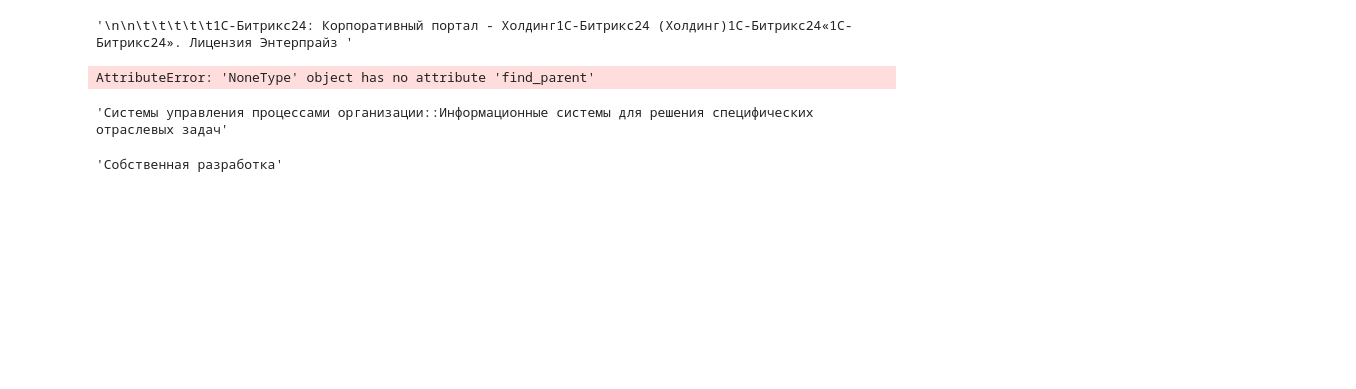
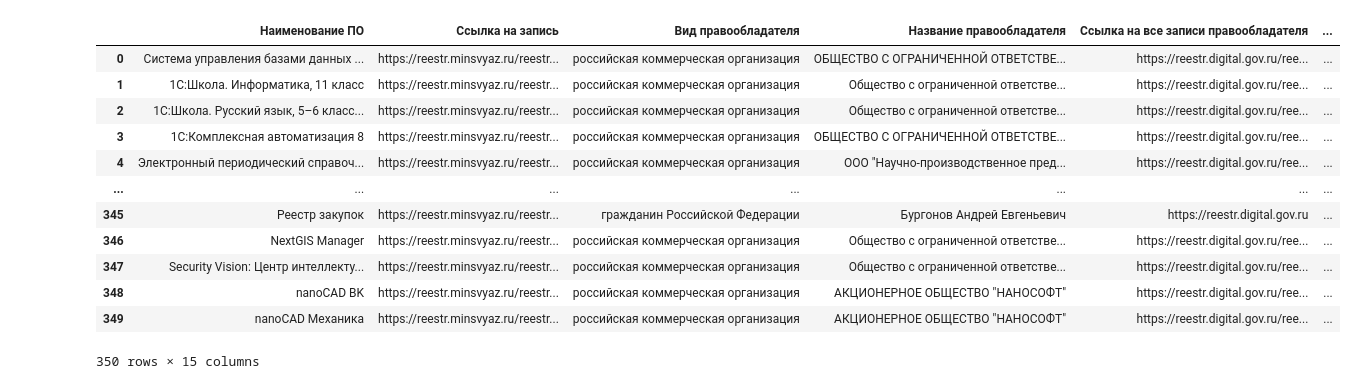
Before and after one commit to putassu/parser, a Jupyter notebook: parser_last_version.ipynb, the cells around one changed output. Cells and saved outputs as stored; diff of their text form; code cells hidden in the pictures; blank space fills up the shorter version.

```diff
--- a/parser_last_version.ipynb
+++ b/parser_last_version.ipynb
@@ -18,7 +44,7 @@ else:
     # Handle target environment that doesn't support HTTPS verification
     ssl._create_default_https_context = _create_unverified_https_context
 
-baseurl = 'https://reestr.digital.gov.ru/'
+baseurl = 'https://reestr.digital.gov.ru'
 # %%
 #поиск количества страниц c отображением по 100
 def find_n():
@@ -59,10 +84,14 @@ https://reestr.digital.gov.ru//reestr/?PAGEN_1=89&show_count=100
 # константные значения
 links = "links.txt"
 # количество уникальных названий ПО
-num = 1000
+
+if num == '':
+    with open(links, 'r') as f:
+        num = sum(1 for _ in f)
 
 # создание словаря для передачи его в последствии датафрейму в пандас
-values = {'Название по': [], 'Ссылка на ПО':[], 'Вид организации':[],'Название организации': [], 'Все продукты организации':[], 'ИНН': [],'Сведения об исключительном праве':[], 'Сайт': [], 'Альтернатив': [],  'Класс по': [], 'Дата регистрации':[], 'Рег.номер ПО':[],
+values = {'Название по': [], 'Ссылка на ПО':[], 'Вид организации':[],'Название организации': [], 'Все продукты организации':[],
+          'ИНН': [],'Сведения об исключительном праве':[],'Альтернатив': [], 'Класс по': [],  'Сайт': [], 'Дата регистрации':[], 'Рег.номер ПО':[],
          'Дата решения':[],'Решение':[],'Ссылка на приказ':[]}
 
 values['Название по'] = ['' for element in range(num)]
@@ -84,12 +115,13 @@ values['Ссылка на приказ'] = ['' for element in range(num)]
 f = open(links)
 i = 0
 for url in f:
-    print(url)
-    print(str(i) + ' of ' + str(num))
+    print(url.strip())
+    print(str(i+1) + ' of ' + str(num))
     req = requests.get(url, verify=False).text
     soup = BeautifulSoup(req, 'lxml')
     # 1 название ПО
     soft = soup.find('h1', id='pagetitle').text
+    print(soft + '\n')
     values['Название по'][i] = soft
     #15 ссылка на ПО
     values['Ссылка на ПО'][i] = url
@@ -119,7 +151,6 @@ for url in f:
         altname = ""
         pass
     values['Альтернатив'][i] = altname.strip()
-    print(altname.strip())
     # 5 Класс по
     try:
         softclas = soup.find('span', text=re.compile("Класс ПО:")).find_parent('div').find_all('font')
@@ -137,7 +168,8 @@ for url in f:
     values['Сайт'][i] = site
     # 7 вид организации
     try:
-        type_of_organization = soup.find("h5", attrs={ "style" : "font-size: 20px; margin-bottom: 12px;"}).text
+        type_of_organization = soup.find_all("h5", attrs={ "style" : "font-size: 20px; margin-bottom: 12px;"})
+        type_of_organization = '::'.join([x.text.strip() for x in type_of_organization])
     except AttributeError:
         type_of_organization = ""
         pass
@@ -154,6 +186,8 @@ for url in f:
         date_of_registration = soup.find('span', text=re.compile("Дата регистрации:")).find_parent('div').text
         temp = re.sub('Дата регистрации:', '', date_of_registration).strip()
         temp2 = ' '.join([x for x in temp.split(' ') if x!='']).split(' ')
+        if (len(temp2[0])==1):
+            temp2[0] = '0'+temp2[0]
         temp3 = '.'.join([temp2[0],months.get(temp2[1]),temp2[2]])
     except AttributeError:
         temp3 = ""
@@ -166,13 +200,14 @@ for url in f:
     except AttributeError:
         r = ""
         pass
-    print(reg_number)
     values['Рег.номер ПО'][i] = r
     # 11 дата решения
     try:
         date_of_decision = soup.find('span', text=re.compile("Дата решения")).find_parent('div').text
         tempp = re.sub('Дата решения уполномоченного органа:', '', date_of_decision).strip()
         tempp2 = ' '.join([x for x in tempp.split(' ') if x!='']).split(' ')
+        if (len(tempp2[0])==1):
+            tempp2[0] = '0'+tempp2[0]
         tempp3 = '.'.join([tempp2[0],months.get(tempp2[1]),tempp2[2]])
     except AttributeError:
         tempp3 = ""
@@ -203,4 +238,8 @@ for url in f:
     i = i + 1
     if i>num-1:
         break
+    elif i%frame ==0:
+        print(f'SLEEP {seconds} SECONDS')
+        time.sleep(seconds)
+print("Парсинг прошел успешно. Записываю в файл")
 # %% [output]
@@ -359,27 +262,0 @@ list_
-# %%
-re.sub('Альтернативные наименования:', '', altname.text)
-# %% [output]
-'\n\n\t\t\t\t\t1С-Битрикс24: Корпоративный портал - Холдинг1С-Битрикс24 (Холдинг)1С-Битрикс24«1С-Битрикс24». Лицензия Энтерпрайз '
-# %%
-#ЭТО РАБОТАЕТ!!!!!
-req = requests.get('https://reestr.digital.gov.ru/reestr/58193/', verify=False).text
-soup = BeautifulSoup(req, 'lxml')
-altname = soup.find('span', text=re.compile("Альтернативные наименования:")).find_parent('div').children
-li = [str(x).strip() for x in altname]
-li = list(filter(lambda x: x!= '<br/>', li))
-re.sub('<span style="font-size: 15px; color: #777777; display: block; font-weight: bold;">Альтернативные наименования:</span>',
-       '',','.join(li)).strip(',')
-# %% [output]
-AttributeError: 'NoneType' object has no attribute 'find_parent'
-# %%
-
-req = requests.get('https://reestr.digital.gov.ru/reestr/58193/', verify=False).text
-soup = BeautifulSoup(req, 'lxml')
-softclas = soup.find('span', text=re.compile("Класс ПО:")).find_parent('div').find_all('font')
-softclass = '::'.join([x.text for x in softclas])
-# %% [output]
-'Системы управления процессами организации::Информационные системы для решения специфических отраслевых задач'
-# %%
-svedeniya = soup.find('p', attrs = {'style':"line-height: 28px;"}).text.strip()
-# %% [output]
-'Собственная разработка'
@@ -390,0 +263,22 @@ df_.to_excel('values__.xlsx')
+# %%
+df = pd.DataFrame(values)
+columns = ['Наименование ПО', 'Ссылка на запись','Вид правообладателя',
+'Название правообладателя','Ссылка на все записи правообладателя','ИНН','Сведения об исключительном праве','Альтернативные наименования','Класс ПО','Сайт производителя',
+'Дата регистрации','Рег.номер ПО','Дата решения уполномоченного органа','Решение уполномоченного органа','Ссылка на приказ Минкомсвязи']
+df.columns = columns
+df.to_excel(f'{filename}.xlsx', index = False)
+print('Запись файла произошла успешно!')
+# %% [output]
+|  | Наименование ПО | Ссылка на запись | Вид правообладателя | Название правообладателя | Ссылка на все записи правообладателя | ... |
+| 0 | Система управления базами данных ... | https://reestr.minsvyaz.ru/reestr... | российская коммерческая организация | ОБЩЕСТВО С ОГРАНИЧЕННОЙ ОТВЕТСТВЕ... | https://reestr.digital.gov.ru/ree... | ... |
+| 1 | 1С:Школа. Информатика, 11 класс | https://reestr.minsvyaz.ru/reestr... | российская коммерческая организация | Общество с ограниченной ответстве... | https://reestr.digital.gov.ru/ree... | ... |
+| 2 | 1С:Школа. Русский язык, 5–6 класс... | https://reestr.minsvyaz.ru/reestr... | российская коммерческая организация | Общество с ограниченной ответстве... | https://reestr.digital.gov.ru/ree... | ... |
+| 3 | 1С:Комплексная автоматизация 8 | https://reestr.minsvyaz.ru/reestr... | российская коммерческая организация | ОБЩЕСТВО С ОГРАНИЧЕННОЙ ОТВЕТСТВЕ... | https://reestr.digital.gov.ru/ree... | ... |
+| 4 | Электронный периодический справоч... | https://reestr.minsvyaz.ru/reestr... | российская коммерческая организация | ООО "Научно-производственное пред... | https://reestr.digital.gov.ru/ree... | ... |
+| ... | ... | ... | ... | ... | ... | ... |
+| 345 | Реестр закупок | https://reestr.minsvyaz.ru/reestr... | гражданин Российской Федерации | Бургонов Андрей Евгеньевич | https://reestr.digital.gov.ru | ... |
+| 346 | NextGIS Manager | https://reestr.minsvyaz.ru/reestr... | российская коммерческая организация | Общество с ограниченной ответстве... | https://reestr.digital.gov.ru/ree... | ... |
+| 347 | Security Vision: Центр интеллекту... | https://reestr.minsvyaz.ru/reestr... | российская коммерческая организация | Общество с ограниченной ответстве... | https://reestr.digital.gov.ru/ree... | ... |
+| 348 | nanoCAD BK | https://reestr.minsvyaz.ru/reestr... | российская коммерческая организация | АКЦИОНЕРНОЕ ОБЩЕСТВО "НАНОСОФТ" | https://reestr.digital.gov.ru/ree... | ... |
+| 349 | nanoCAD Механика | https://reestr.minsvyaz.ru/reestr... | российская коммерческая организация | АКЦИОНЕРНОЕ ОБЩЕСТВО "НАНОСОФТ" | https://reestr.digital.gov.ru/ree... | ... |
+350 rows × 15 columns
```
Also changed, not shown: parts of 16 cells of this notebook, 3 other files.
